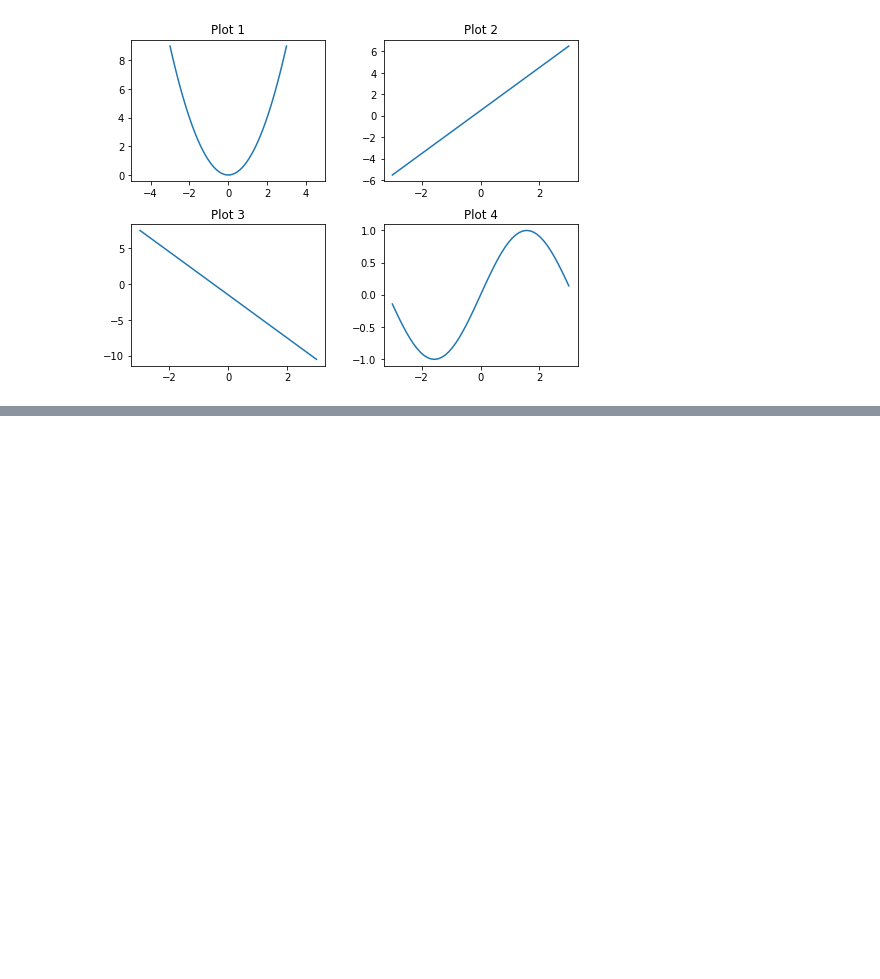
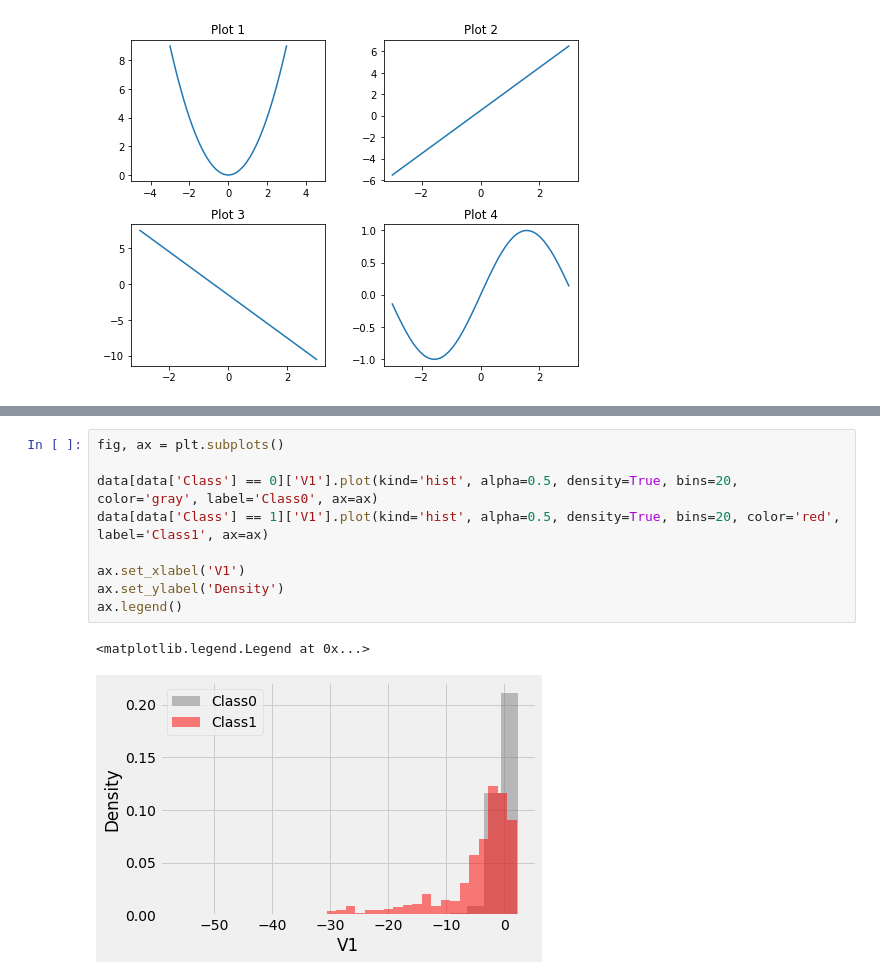
Before and after one commit to a1exsan/np_pd_sklearn_practice, a Jupyter notebook: practice2_matplotlib.ipynb, the cells around one changed output, grey strips where cells are left out. Cells and saved outputs as stored; diff of their text form; blank space fills up the shorter version.

```diff
--- a/practice2_matplotlib.ipynb
+++ b/practice2_matplotlib.ipynb
@@ -88,0 +131,12 @@ ax1.set_xlim(-5, 5)
+# %%
+fig, ax = plt.subplots()
+
+data[data['Class'] == 0]['V1'].plot(kind='hist', alpha=0.5, density=True, bins=20, color='gray', label='Class0', ax=ax)
+data[data['Class'] == 1]['V1'].plot(kind='hist', alpha=0.5, density=True, bins=20, color='red', label='Class1', ax=ax)
+
+ax.set_xlabel('V1')
+ax.set_ylabel('Density')
+ax.legend()
+# %% [output]
+<matplotlib.legend.Legend at 0x...>
+[figure, added]
```
Also changed, not shown: parts of 5 cells of this notebook, 1 other file.
